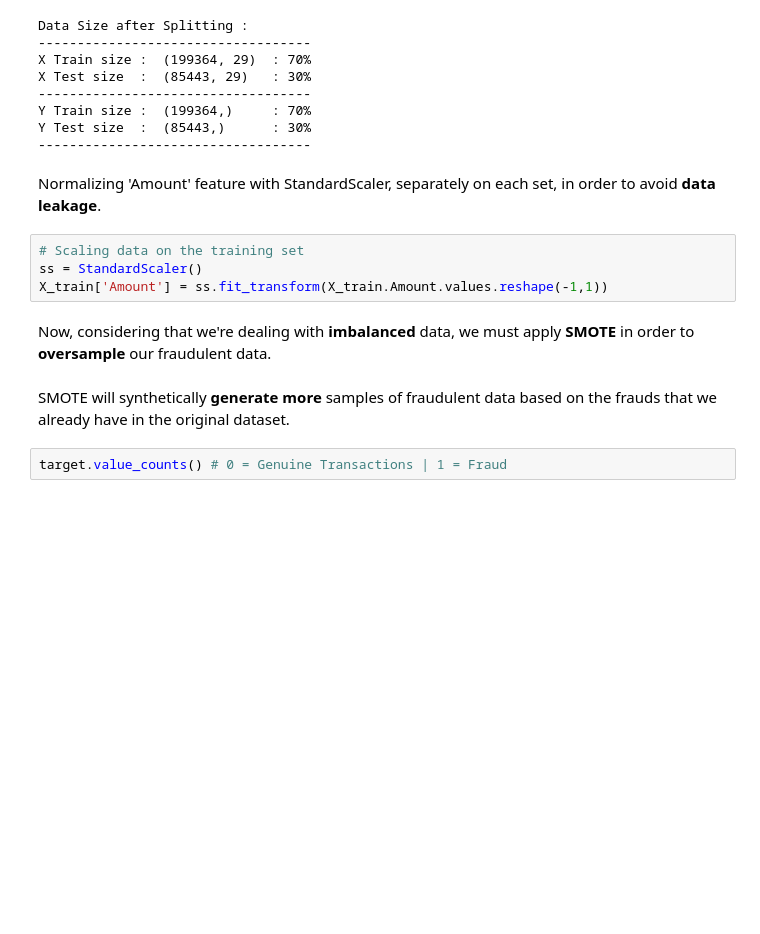
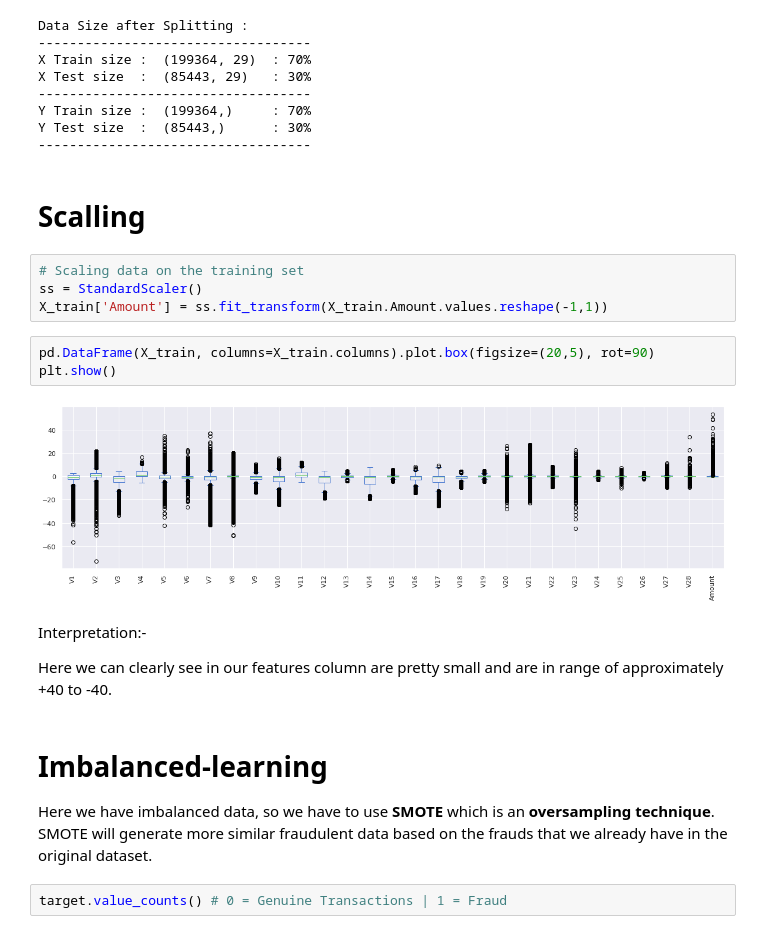
Before and after one commit to Akashkunwar/My-projects, a Jupyter notebook: credit-card-fraud-detection/Credit_Card_Fraud_Detection.ipynb, the cells around one changed output. Cells and saved outputs as stored; diff of their text form; blank space fills up the shorter version.

```diff
--- a/credit-card-fraud-detection/Credit_Card_Fraud_Detection.ipynb
+++ b/credit-card-fraud-detection/Credit_Card_Fraud_Detection.ipynb
@@ -422,15 +397,25 @@ X Test size  :  (85443, 29)   : 30%
 Y Train size :  (199364,)     : 70%
 Y Test size  :  (85443,)      : 30%
 -----------------------------------
-# %% [markdown]
-Normalizing 'Amount' feature with StandardScaler, separately on each set, in order to avoid **data leakage**.
+# %% [markdown]
+# Scalling
 # %%
 # Scaling data on the training set
 ss = StandardScaler()
 X_train['Amount'] = ss.fit_transform(X_train.Amount.values.reshape(-1,1))
+# %%
+pd.DataFrame(X_train, columns=X_train.columns).plot.box(figsize=(20,5), rot=90)
+plt.show()
+# %% [output]
+[figure, added]
+# %% [markdown]
+Interpretation:-
+
+Here we can clearly see in our features column are pretty small and are in range of approximately +40 to -40.
 # %% [markdown]
-Now, considering that we're dealing with **imbalanced** data, we must apply **SMOTE** in order to **oversample** our fraudulent data.<br><br>
-SMOTE will synthetically **generate more** samples of fraudulent data based on the frauds that we already have in the original dataset.
+# Imbalanced-learning
+Here we have imbalanced data, so we have to use **SMOTE** which is an **oversampling technique**.
+SMOTE will generate more similar fraudulent data based on the frauds that we already have in the original dataset.
 # %%
 target.value_counts() # 0 = Genuine Transactions | 1 = Fraud
 # %% [output]
```
Also changed, not shown: parts of 45 cells of this notebook.
